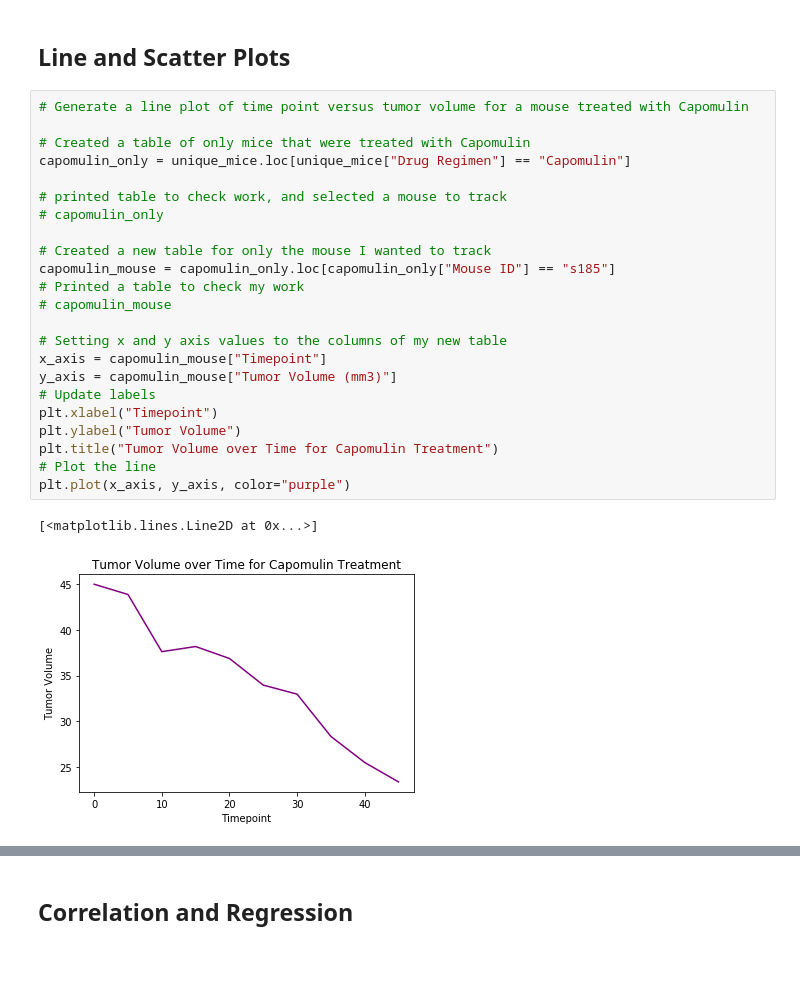
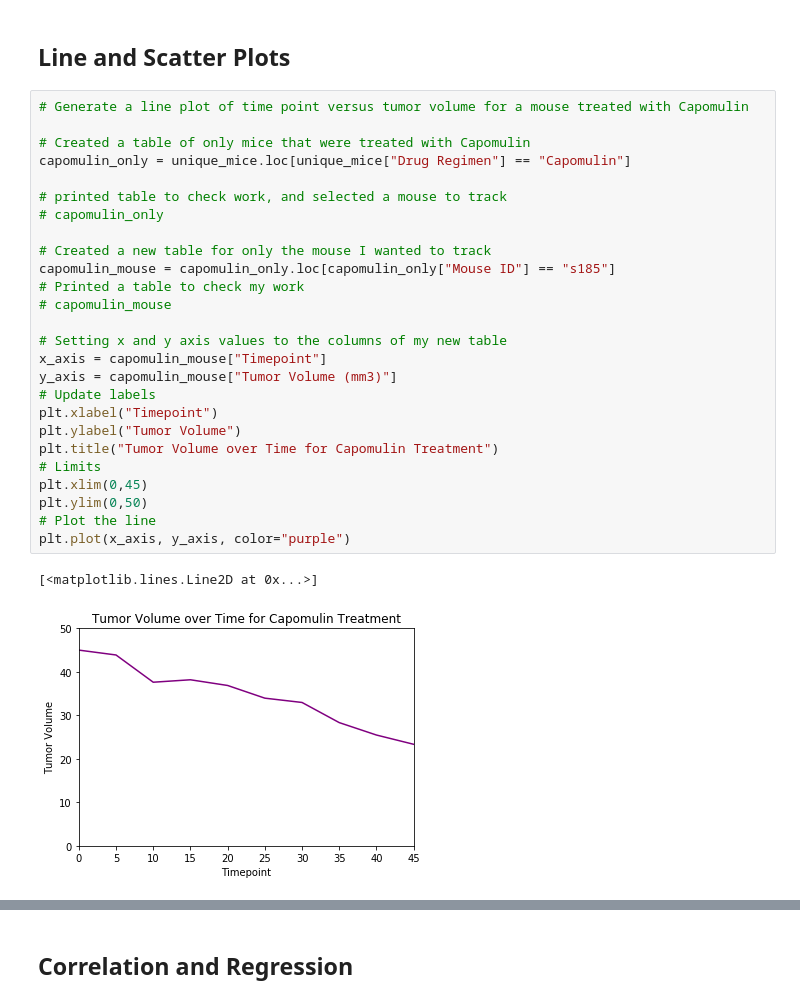
Before and after one commit to veronicahamilton88/matplotlib-challenge, a Jupyter notebook: pymaceuticals.ipynb, the cells around one changed output, grey strips where cells are left out. Drawn from its saved outputs; the diff is of its cells as text; blank space fills up the shorter version.

```diff
--- a/pymaceuticals.ipynb
+++ b/pymaceuticals.ipynb
@@ -256,29 +267,32 @@ plt.show()
 # %%
 # Generate a line plot of time point versus tumor volume for a mouse treated with Capomulin
 
 # Created a table of only mice that were treated with Capomulin
 capomulin_only = unique_mice.loc[unique_mice["Drug Regimen"] == "Capomulin"]
 
 # printed table to check work, and selected a mouse to track
 # capomulin_only
 
 # Created a new table for only the mouse I wanted to track
 capomulin_mouse = capomulin_only.loc[capomulin_only["Mouse ID"] == "s185"]
 # Printed a table to check my work
 # capomulin_mouse
 
 # Setting x and y axis values to the columns of my new table
 x_axis = capomulin_mouse["Timepoint"]
 y_axis = capomulin_mouse["Tumor Volume (mm3)"]
 # Update labels
 plt.xlabel("Timepoint")
 plt.ylabel("Tumor Volume")
 plt.title("Tumor Volume over Time for Capomulin Treatment")
+# Limits
+plt.xlim(0,45)
+plt.ylim(0,50)
 # Plot the line
 plt.plot(x_axis, y_axis, color="purple")
 # %% [output]
 [<matplotlib.lines.Line2D at 0x...>]
-[figure, old version]
+[figure, new version]
 # %%
 # Generate a scatter plot of mouse weight versus average tumor volume for the Capomulin regimen
 plt.scatter(x_axis, y_axis, marker="o", facecolors="red", edgecolors="orange",
```
Also changed, not shown: parts of 2 cells of this notebook.
